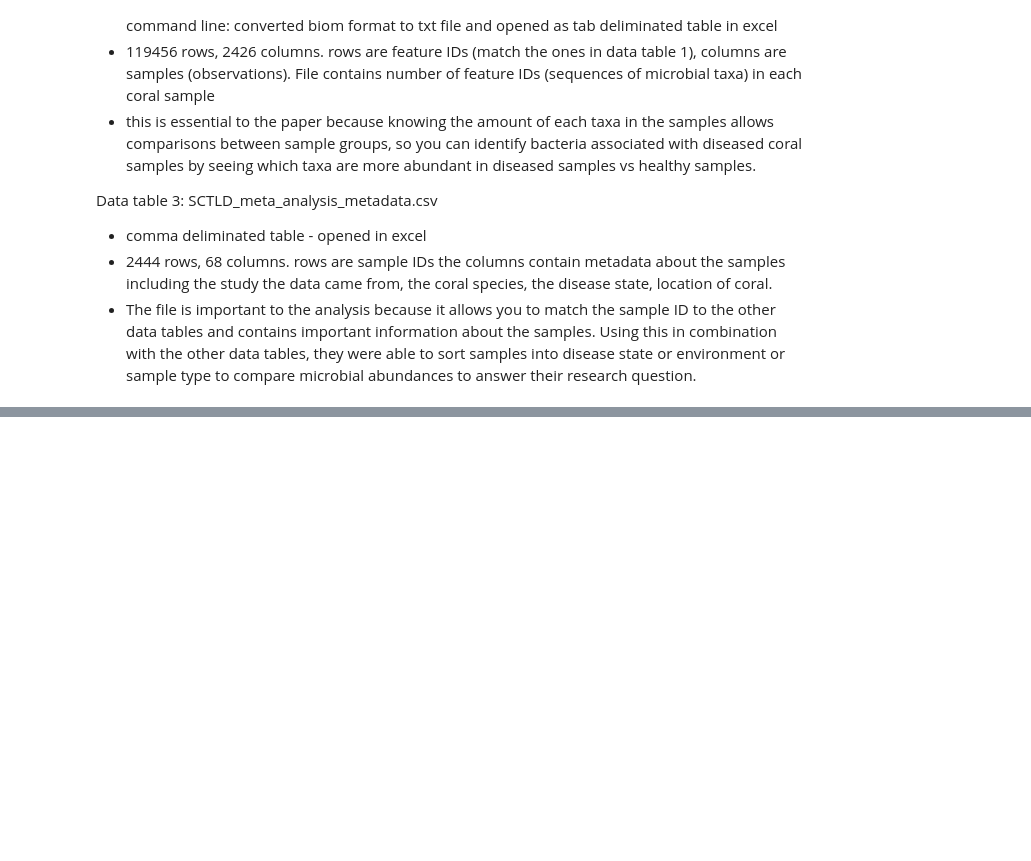
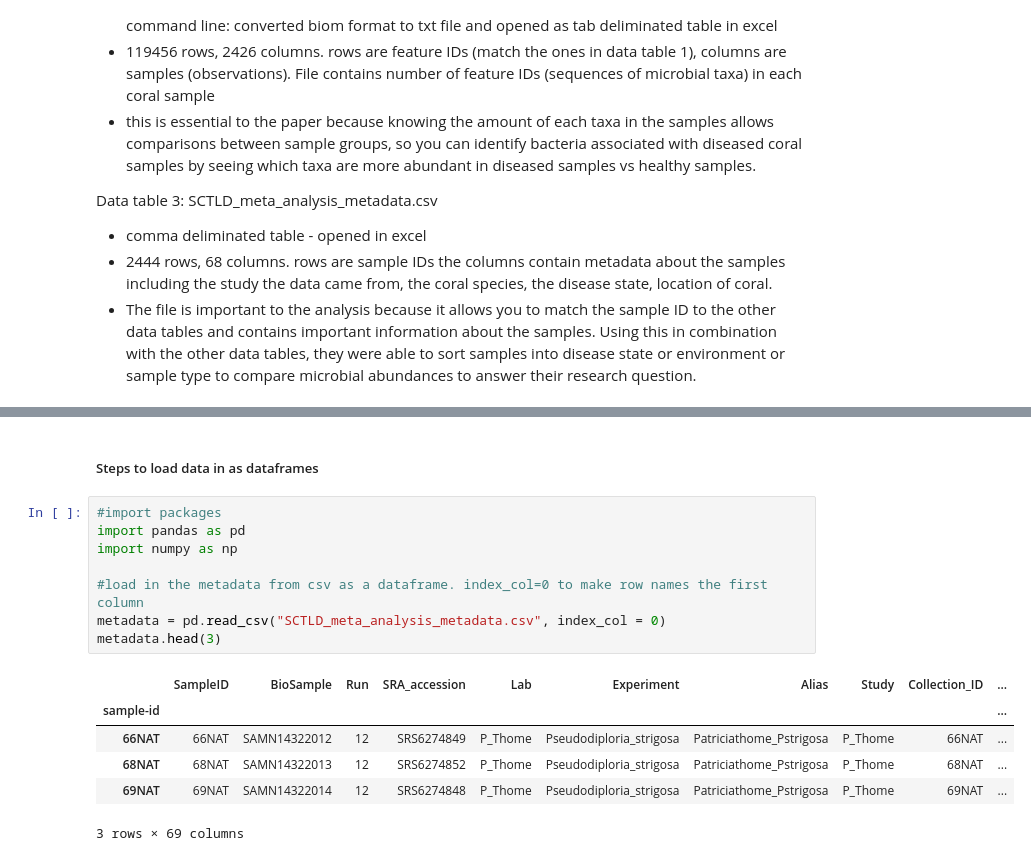
Before and after one commit to brookewicz/ds4bio, a Jupyter notebook: project3.ipynb, the cells around one changed output, grey strips where cells are left out. Saved outputs shown, nothing was run; the diff lists cells and outputs as text; blank space fills up the shorter version.

```diff
--- a/project3.ipynb
+++ b/project3.ipynb
@@ -63,0 +91,17 @@ Data table 3: SCTLD_meta_analysis_metadata.csv
+# %% [markdown]
+##### Steps to load data in as dataframes
+# %%
+#import packages
+import pandas as pd
+import numpy as np
+
+#load in the metadata from csv as a dataframe. index_col=0 to make row names the first column
+metadata = pd.read_csv("SCTLD_meta_analysis_metadata.csv", index_col = 0)
+metadata.head(3)
+# %% [output]
+|  | SampleID | BioSample | Run | SRA_accession | Lab | Experiment | Alias | Study | Collection_ID | ... |
+| sample-id |  |  |  |  |  |  |  |  |  | ... |
+| 66NAT | 66NAT | SAMN14322012 | 12 | SRS6274849 | P_Thome | Pseudodiploria_strigosa | Patriciathome_Pstrigosa | P_Thome | 66NAT | ... |
+| 68NAT | 68NAT | SAMN14322013 | 12 | SRS6274852 | P_Thome | Pseudodiploria_strigosa | Patriciathome_Pstrigosa | P_Thome | 68NAT | ... |
+| 69NAT | 69NAT | SAMN14322014 | 12 | SRS6274848 | P_Thome | Pseudodiploria_strigosa | Patriciathome_Pstrigosa | P_Thome | 69NAT | ... |
+3 rows × 69 columns
```
Also changed, not shown: parts of 13 cells of this notebook, 5 other files.
